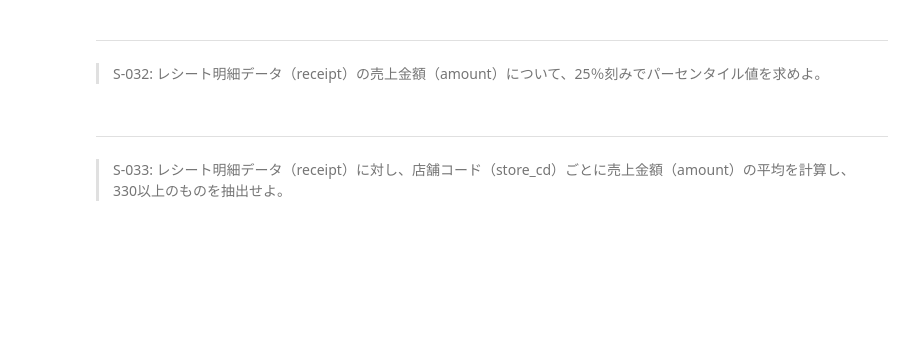
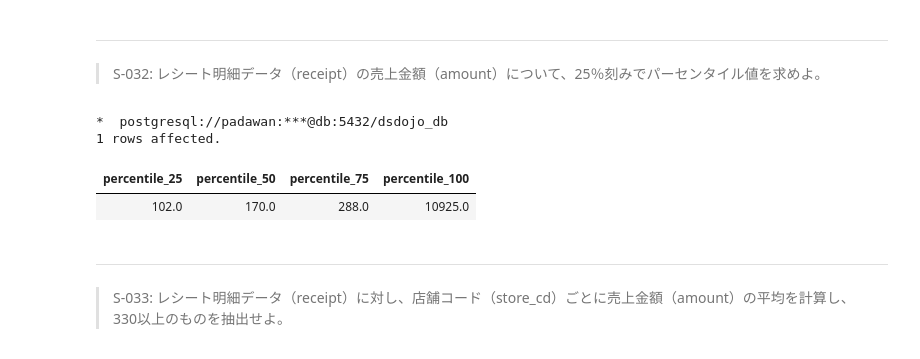
Before and after one commit to toshiaki-suzuki/100knocks-preprocess, a Jupyter notebook: docker/work/preprocess_knock_SQL.ipynb, the cells around one changed output. Saved outputs shown, nothing was run; the diff lists cells and outputs as text; code cells hidden in the pictures; blank space fills up the shorter version.

```diff
--- a/docker/work/preprocess_knock_SQL.ipynb
+++ b/docker/work/preprocess_knock_SQL.ipynb
@@ -719,3 +731,16 @@ LIMIT 5;
+# %%
+%%sql
+SELECT
+    PERCENTILE_CONT(0.25) WITHIN GROUP (ORDER BY amount) AS percentile_25,
+    PERCENTILE_CONT(0.5) WITHIN GROUP (ORDER BY amount) AS percentile_50,
+    PERCENTILE_CONT(0.75) WITHIN GROUP (ORDER BY amount) AS percentile_75,
+    PERCENTILE_CONT(1) WITHIN GROUP (ORDER BY amount) AS percentile_100
+FROM receipt;
+# %% [output]
+*  postgresql://padawan:***@db:5432/dsdojo_db
+1 rows affected.
+| percentile_25 | percentile_50 | percentile_75 | percentile_100 |
+| 102.0 | 170.0 | 288.0 | 10925.0 |
 # %% [markdown]
 ---
 > S-033: レシート明細データ（receipt）に対し、店舗コード（store_cd）ごとに売上金額（amount）の平均を計算し、330以上のものを抽出せよ。
```
Also changed, not shown: parts of 9 cells of this notebook.
